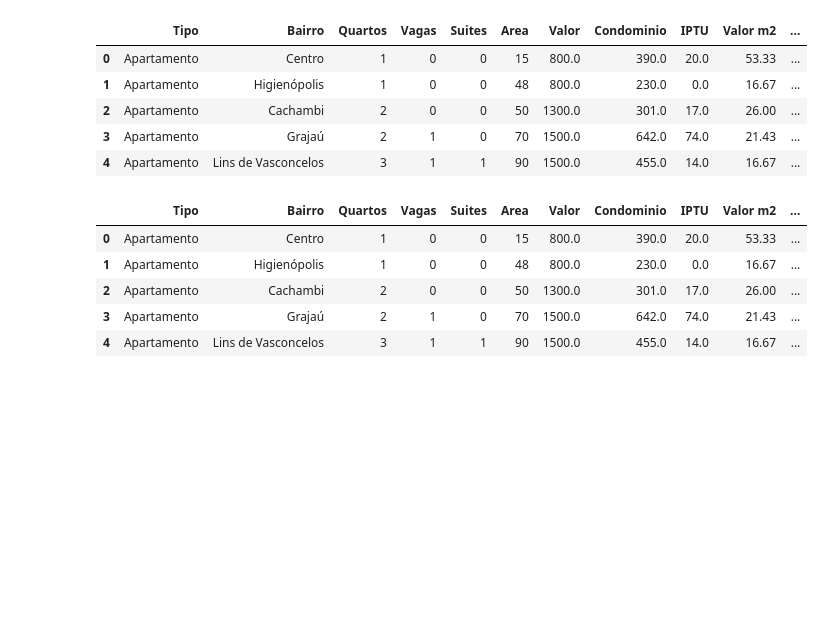
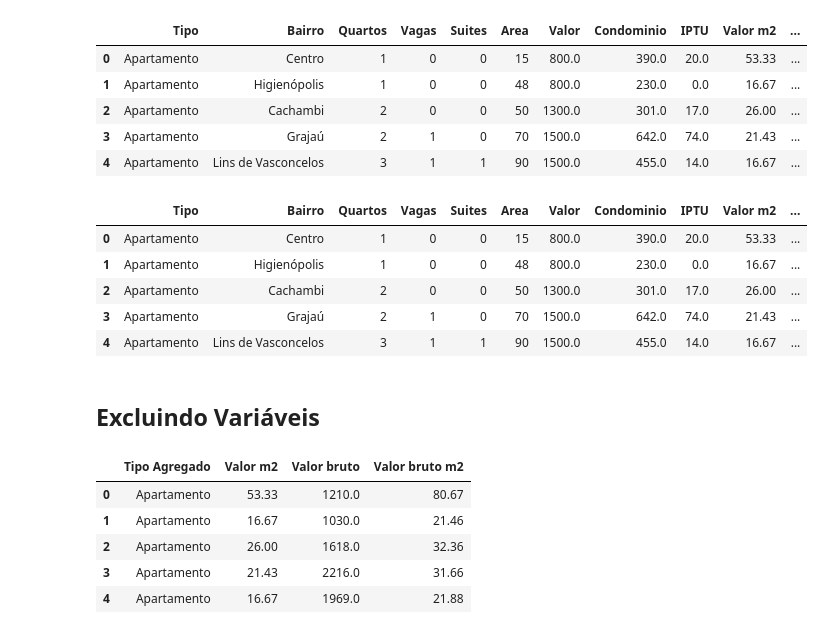
Before and after one commit to FabiadS/Python-para-Data-Science, a Jupyter notebook: Python Pandas tratando e analisando dados/criando_novas_variaveis.ipynb, the cells around one changed output. Drawn from its saved outputs; the diff is of its cells as text; code cells hidden in the pictures; blank space fills up the shorter version.

Commit message:
Excluindo variáveis

```diff
--- a/Python Pandas tratando e analisando dados/criando_novas_variaveis.ipynb
+++ b/Python Pandas tratando e analisando dados/criando_novas_variaveis.ipynb
@@ -63,3 +63,5 @@ dados.head()
 | 2 | Apartamento | Cachambi | 2 | 0 | 0 | 50 | 1300.0 | 301.0 | 17.0 | 26.00 | ... |
 | 3 | Apartamento | Grajaú | 2 | 1 | 0 | 70 | 1500.0 | 642.0 | 74.0 | 21.43 | ... |
 | 4 | Apartamento | Lins de Vasconcelos | 3 | 1 | 1 | 90 | 1500.0 | 455.0 | 14.0 | 16.67 | ... |
+# %% [markdown]
+## Excluindo Variáveis
@@ -65,0 +70,9 @@ dados.head()
+# %%
+dados_aux.head()
+# %% [output]
+|  | Tipo Agregado | Valor m2 | Valor bruto | Valor bruto m2 |
+| 0 | Apartamento | 53.33 | 1210.0 | 80.67 |
+| 1 | Apartamento | 16.67 | 1030.0 | 21.46 |
+| 2 | Apartamento | 26.00 | 1618.0 | 32.36 |
+| 3 | Apartamento | 21.43 | 2216.0 | 31.66 |
+| 4 | Apartamento | 16.67 | 1969.0 | 21.88 |
```
Also changed, not shown: parts of 8 cells of this notebook.
